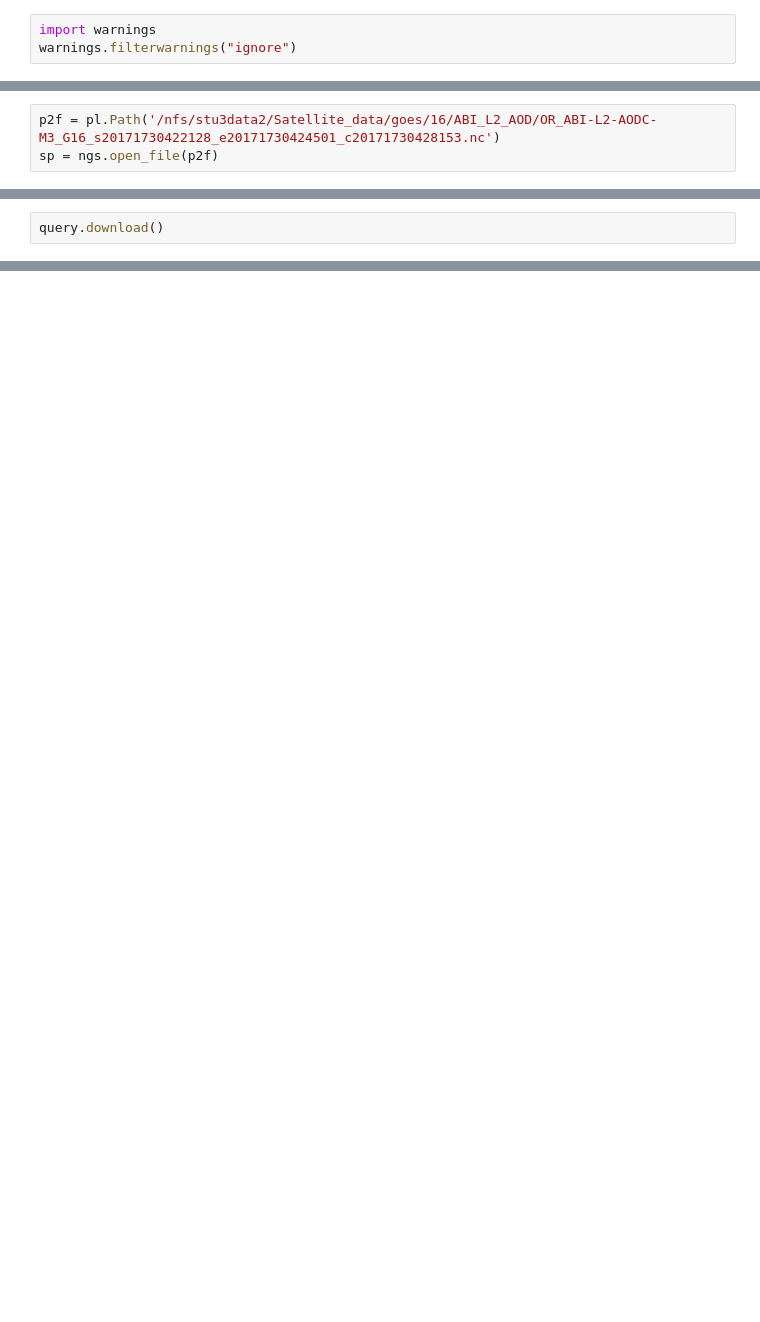
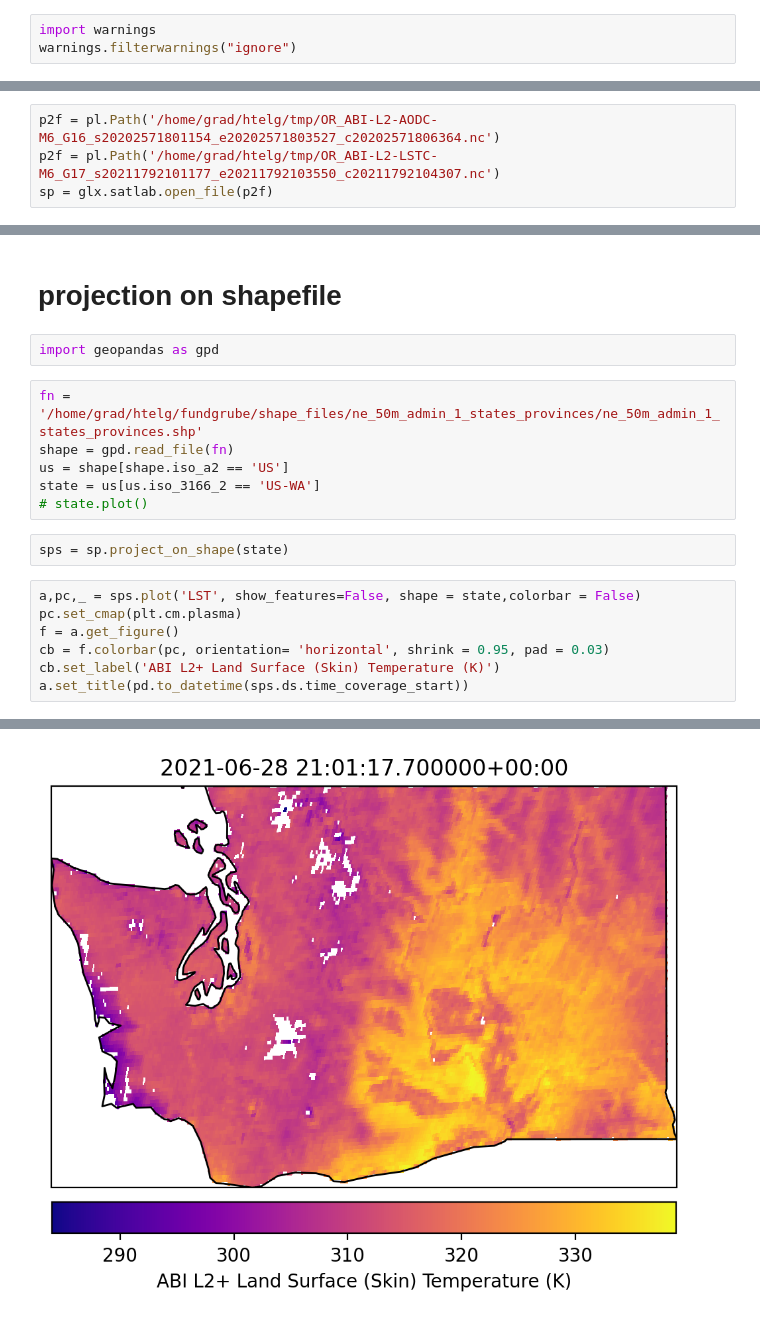
Before and after one commit to hagne/GeoLeoXtract, a Jupyter notebook: examples/example_basic.ipynb, the cells around one changed output, grey strips where cells are left out. Saved outputs shown, nothing was run; the diff lists cells and outputs as text; blank space fills up the shorter version.

Commit message:
new installation methode, shape projections, some cartopy implementation

```diff
--- a/examples/example_basic.ipynb
+++ b/examples/example_basic.ipynb
@@ -9,3 +40,4 @@ import nesdis_aws.nesdis_aws as naws
 # %%
-p2f = pl.Path('/nfs/stu3data2/Satellite_data/goes/16/ABI_L2_AOD/OR_ABI-L2-AODC-M3_G16_s20171730422128_e20171730424501_c20171730428153.nc')
-sp = ngs.open_file(p2f)
+p2f = pl.Path('/home/grad/htelg/tmp/OR_ABI-L2-AODC-M6_G16_s20202571801154_e20202571803527_c20202571806364.nc')
+p2f = pl.Path('/home/grad/htelg/tmp/OR_ABI-L2-LSTC-M6_G17_s20211792101177_e20211792103550_c20211792104307.nc')
+sp = glx.satlab.open_file(p2f)
@@ -47,2 +64,20 @@ query.workplan
-# %%
-query.download()
+# %% [markdown]
+# projection on shapefile
+# %%
+import geopandas as gpd
+# %%
+fn = '/home/grad/htelg/fundgrube/shape_files/ne_50m_admin_1_states_provinces/ne_50m_admin_1_states_provinces.shp'
+shape = gpd.read_file(fn)
+us = shape[shape.iso_a2 == 'US']
+state = us[us.iso_3166_2 == 'US-WA']
+# state.plot()
+# %%
+sps = sp.project_on_shape(state)
+# %%
+a,pc,_ = sps.plot('LST', show_features=False, shape = state,colorbar = False)
+pc.set_cmap(plt.cm.plasma)
+f = a.get_figure()
+cb = f.colorbar(pc, orientation= 'horizontal', shrink = 0.95, pad = 0.03)
+cb.set_label('ABI L2+ Land Surface (Skin) Temperature (K)')
+a.set_title(pd.to_datetime(sps.ds.time_coverage_start))
+# %% [output]
@@ -48,0 +85 @@ query.download()
+[figure, added]
```
Also changed, not shown: parts of 23 cells of this notebook, 17 other files.
